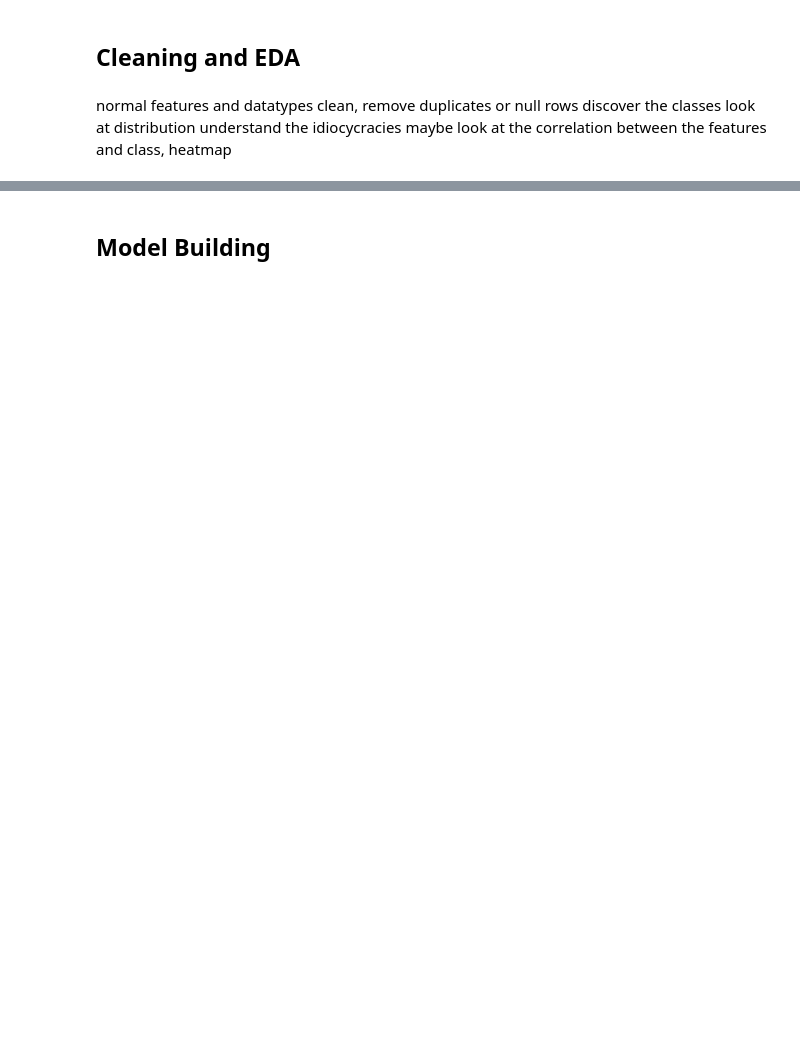
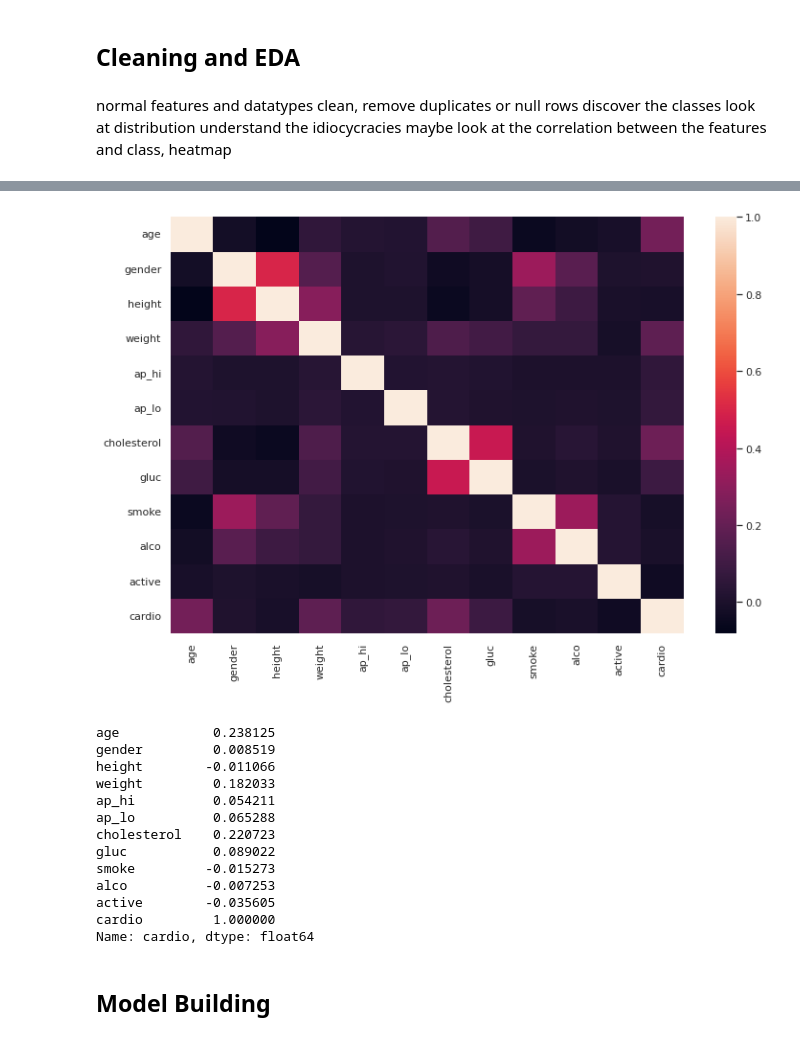
Before and after one commit to HumanClone/Logistic-Regression, a Jupyter notebook: Logistic Regression P2.ipynb, the cells around one changed output, grey strips where cells are left out. Saved outputs shown, nothing was run; the diff lists cells and outputs as text; code cells hidden in the pictures; blank space fills up the shorter version.

```diff
--- a/Logistic Regression P2.ipynb
+++ b/Logistic Regression P2.ipynb
@@ -54,2 +153,23 @@ maybe look at the correlation between the features and class, heatmap
+# %%
+df_corr = df.corr()
+df_corr["cardio"]
+sns.heatmap(df_corr)
+plt.show()
+df_corr['cardio']
+# %% [output]
+[figure, added]
+age            0.238125
+gender         0.008519
+height        -0.011066
+weight         0.182033
+ap_hi          0.054211
+ap_lo          0.065288
+cholesterol    0.220723
+gluc           0.089022
+smoke         -0.015273
+alco          -0.007253
+active        -0.035605
+cardio         1.000000
+Name: cardio, dtype: float64
 # %% [markdown]
 ## Model Building
```
Also changed, not shown: parts of 46 cells of this notebook, 5 other files.
